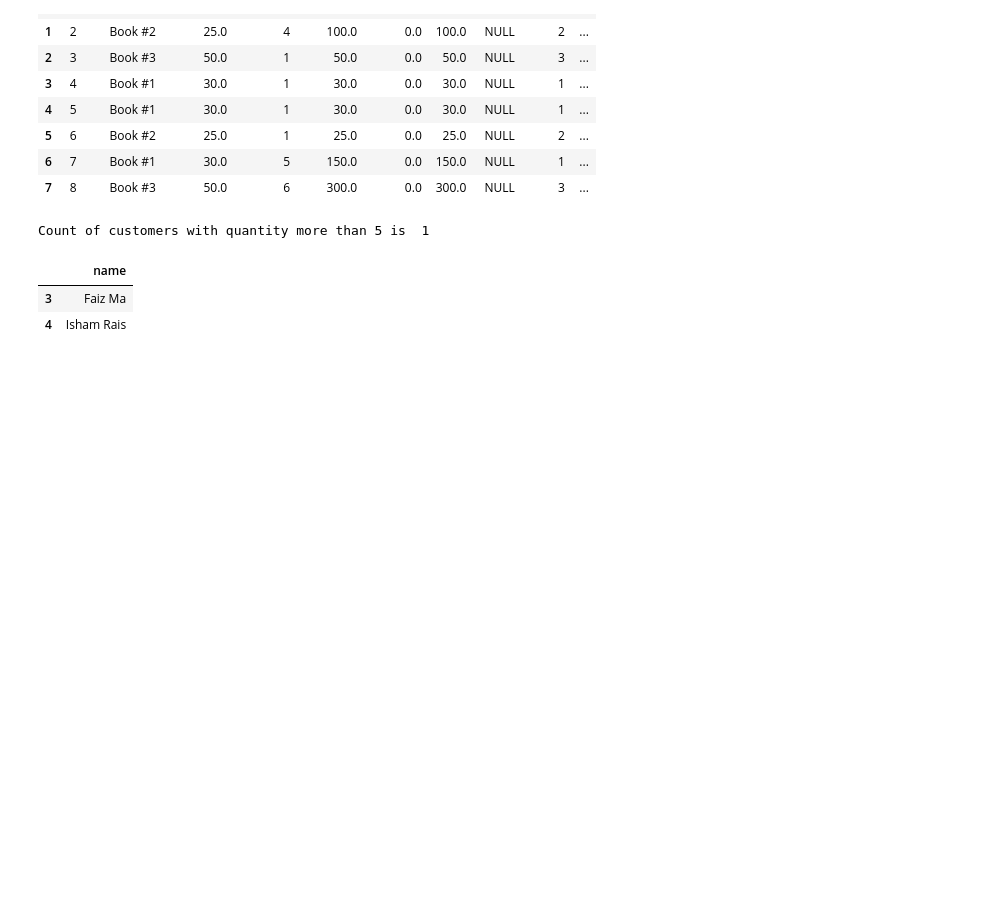
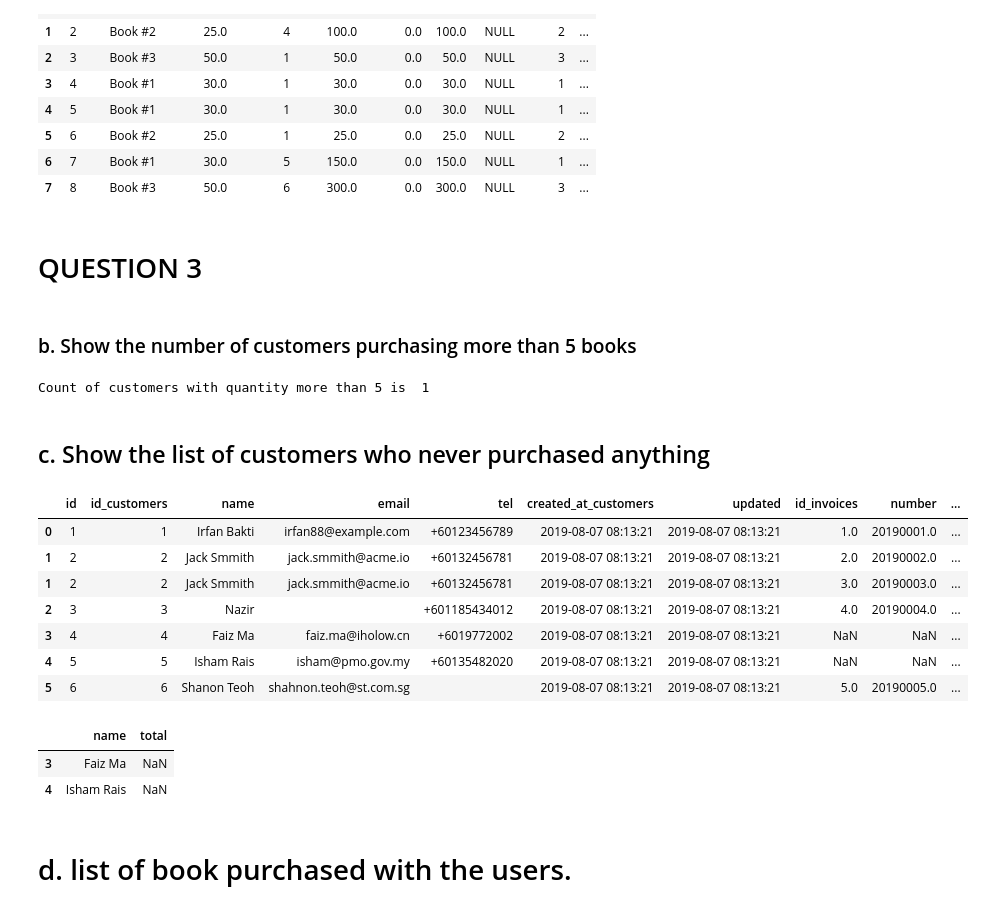
Before and after one commit to khairahnh/data-questionnaire-de, a Jupyter notebook: Question 3 - Python/Question 3 - Python.ipynb, the cells around one changed output. Saved outputs shown, nothing was run; the diff lists cells and outputs as text; code cells hidden in the pictures; blank space fills up the shorter version.

```diff
--- a/Question 3 - Python/Question 3 - Python.ipynb
+++ b/Question 3 - Python/Question 3 - Python.ipynb
@@ -81,29 +81,59 @@ invoice_lines
 | 5 | 6 | Book #2 | 25.0 | 1 | 25.0 | 0.0 | 25.0 | NULL | 2 | ... |
 | 6 | 7 | Book #1 | 30.0 | 5 | 150.0 | 0.0 | 150.0 | NULL | 1 | ... |
 | 7 | 8 | Book #3 | 50.0 | 6 | 300.0 | 0.0 | 300.0 | NULL | 3 | ... |
-# %%
-# b. Show the number of customers purchasing more than 5 books
-
-print("Count of customers with quantity more than 5 is ",
-      invoice_lines[invoice_lines['quantity'] > 5]['description'].count())
-# %% [output]
-Count of customers with quantity more than 5 is  1
+# %% [markdown]
+# QUESTION 3
+# %% [markdown]
+###  b. Show the number of customers purchasing more than 5 books
+# %%
+
+
+print("Count of customers with quantity more than 5 is ",
+      invoice_lines[invoice_lines['quantity'] > 5]['description'].count())
+
+
+# filter invoice_lines dataframe to include rows where the value in the `quantity` columnn is greater than 5
+# select `description` column and use count() to count the number of unique values in the filtered column
+# %% [output]
+Count of customers with quantity more than 5 is  1
+# %% [markdown]
+## c. Show the list of customers who never purchased anything
 # %%
-#c. Show the list of customers who never purchased anything
-
-#Perform left join for both dataframes
 customers_invoices = customers.join(invoices.set_index('customer_id'), on='id',
                lsuffix='_customers', rsuffix='_invoices')
 
+customers_invoices
 
 
-#Filter customers who have never purchased by filtering id_invoices is NULL
-customers_never_purchased= customers_invoices[customers_invoices['id_invoices'].isna()]
 
 
-customers_never_purchased[['name']]
+#Perform left join for both dataframes
+# join two dataframes invoices and customers
+# set the index to `customer_id` from the customers dataframe and using `id` column as the common key
+# the lsuffix and rsuffix parameters specify suffixes to add to overlapping column names from left(customers) and right(invoices) dataframes
 # %% [output]
-|  | name |
-| 3 | Faiz Ma |
-| 4 | Isham Rais |
+|  | id | id_customers | name | email | tel | created_at_customers | updated | id_invoices | number | ... |
+| 0 | 1 | 1 | Irfan Bakti | irfan88@example.com | +60123456789 | 2019-08-07 08:13:21 | 2019-08-07 08:13:21 | 1.0 | 20190001.0 | ... |
+| 1 | 2 | 2 | Jack Smmith | jack.smmith@acme.io | +60132456781 | 2019-08-07 08:13:21 | 2019-08-07 08:13:21 | 2.0 | 20190002.0 | ... |
+| 1 | 2 | 2 | Jack Smmith | jack.smmith@acme.io | +60132456781 | 2019-08-07 08:13:21 | 2019-08-07 08:13:21 | 3.0 | 20190003.0 | ... |
+| 2 | 3 | 3 | Nazir |  | +601185434012 | 2019-08-07 08:13:21 | 2019-08-07 08:13:21 | 4.0 | 20190004.0 | ... |
+| 3 | 4 | 4 | Faiz Ma | faiz.ma@iholow.cn | +6019772002 | 2019-08-07 08:13:21 | 2019-08-07 08:13:21 | NaN | NaN | ... |
+| 4 | 5 | 5 | Isham Rais | isham@pmo.gov.my | +60135482020 | 2019-08-07 08:13:21 | 2019-08-07 08:13:21 | NaN | NaN | ... |
+| 5 | 6 | 6 | Shanon Teoh | shahnon.teoh@st.com.sg |  | 2019-08-07 08:13:21 | 2019-08-07 08:13:21 | 5.0 | 20190005.0 | ... |
+# %%
+#Filter customers_invoices (joined dataframes)
+#rows where the corresponding value in the id_invoices column is missing (NaN) will be included
+
+customers_never_purchased= customers_invoices[customers_invoices['id_invoices'].isna()]
+
+
+
+#select `name` and `total` column from customers_invoices dataframe
+customers_never_purchased[['name','total']]
+# %% [output]
+|  | name | total |
+| 3 | Faiz Ma | NaN |
+| 4 | Isham Rais | NaN |
+# %% [markdown]
+# d. list of book purchased with the users.
 # %%
```
Also changed, not shown: parts of 4 cells of this notebook, 3 other files.
